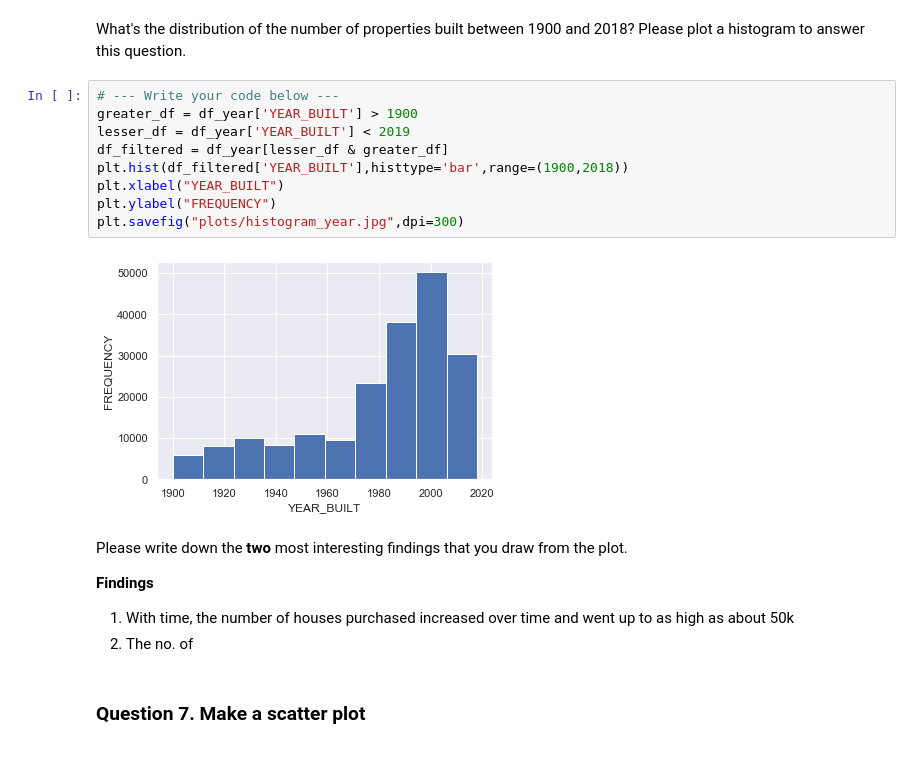
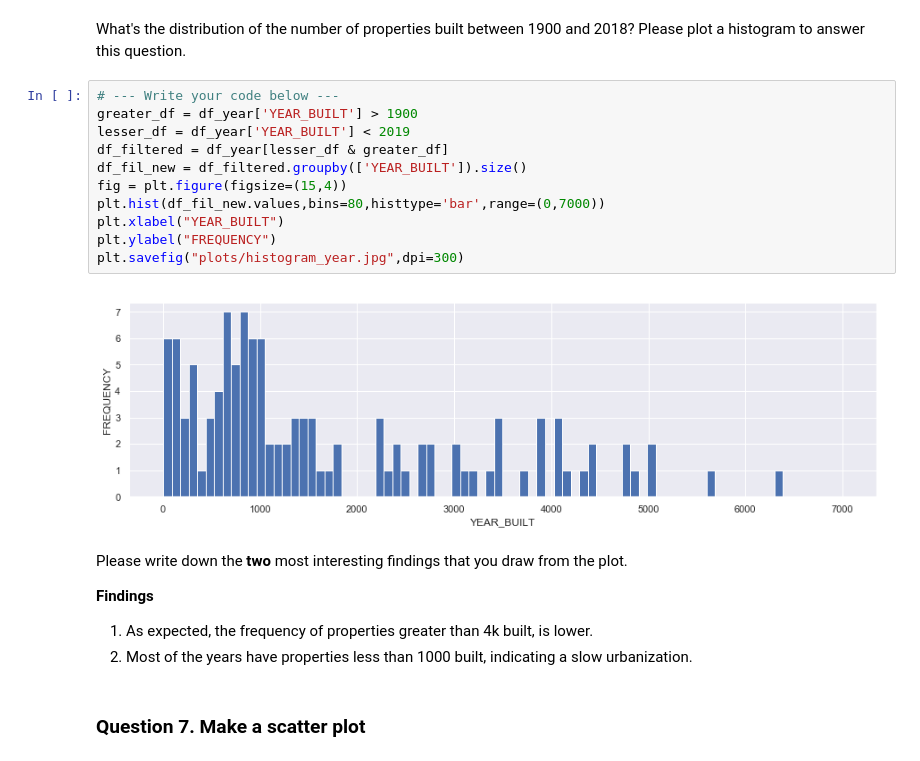
Before and after one commit to meghan14/big_data_projects_python, a Jupyter notebook: eda_bootstrapping_a4/A4.ipynb, the cells around one changed output. Saved outputs shown, nothing was run; the diff lists cells and outputs as text.

```diff
--- a/eda_bootstrapping_a4/A4.ipynb
+++ b/eda_bootstrapping_a4/A4.ipynb
@@ -149,20 +133,22 @@ What's the distribution of the number of properties built between 1900 and 2018?
 # %%
 # --- Write your code below ---
 greater_df = df_year['YEAR_BUILT'] > 1900
 lesser_df = df_year['YEAR_BUILT'] < 2019
 df_filtered = df_year[lesser_df & greater_df]
-plt.hist(df_filtered['YEAR_BUILT'],histtype='bar',range=(1900,2018))
+df_fil_new = df_filtered.groupby(['YEAR_BUILT']).size()
+fig = plt.figure(figsize=(15,4))
+plt.hist(df_fil_new.values,bins=80,histtype='bar',range=(0,7000))
 plt.xlabel("YEAR_BUILT")
 plt.ylabel("FREQUENCY")
 plt.savefig("plots/histogram_year.jpg",dpi=300)
 # %% [output]
-[figure, old version]
+[figure, new version]
 # %% [markdown]
 Please write down the **two** most interesting findings that you draw from the plot.
 
 **Findings**
-1. With time, the number of houses purchased increased over time and went up to as high as about 50k
-2. The no. of
+1. As expected, the frequency of properties greater than 4k built, is lower.
+2. Most of the years have properties less than 1000 built, indicating a slow urbanization.
 # %% [markdown]
 ### Question 7. Make a scatter plot
 # %% [markdown]
```
Also changed, not shown: parts of 10 cells of this notebook.
